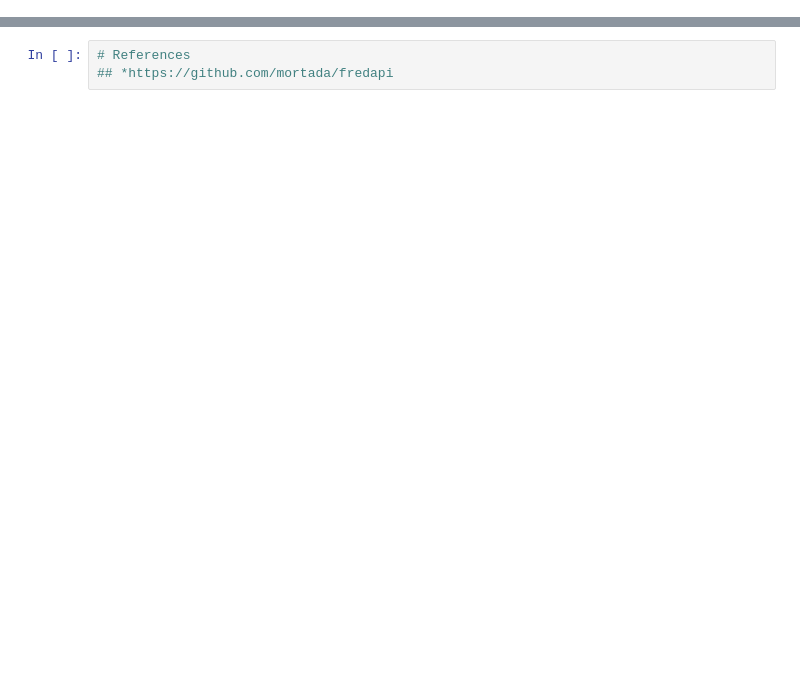
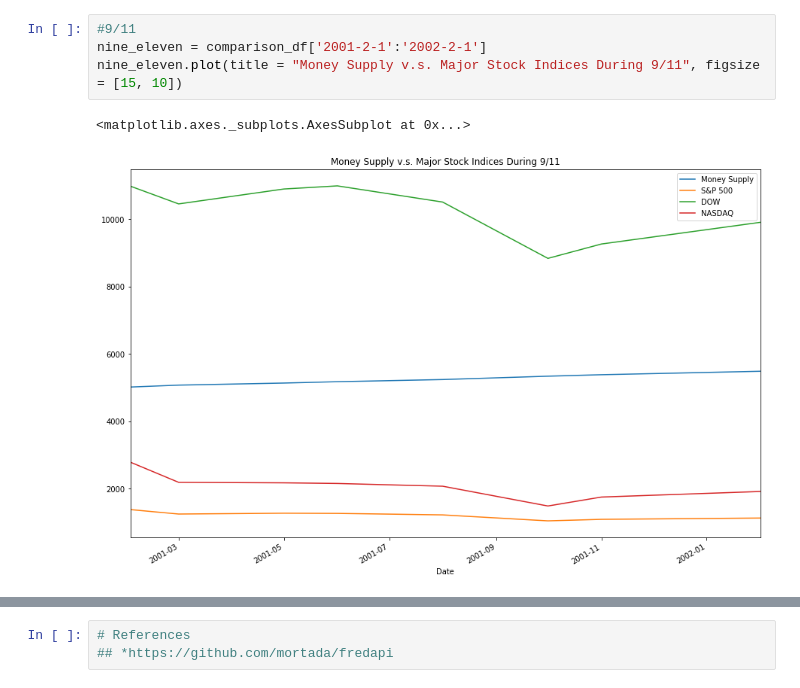
Before and after one commit to schm1263/Fintech_Project_1, a Jupyter notebook: Stock_Index_Comparisons.ipynb, the cells around one changed output, grey strips where cells are left out. Cells and saved outputs as stored; diff of their text form; blank space fills up the shorter version.

```diff
--- a/Stock_Index_Comparisons.ipynb
+++ b/Stock_Index_Comparisons.ipynb
@@ -71,0 +84,7 @@ stock_indices_df
+# %%
+#9/11
+nine_eleven = comparison_df['2001-2-1':'2002-2-1']
+nine_eleven.plot(title = "Money Supply v.s. Major Stock Indices During 9/11", figsize = [15, 10])
+# %% [output]
+<matplotlib.axes._subplots.AxesSubplot at 0x...>
+[figure, added]
```
Also changed, not shown: parts of 13 cells of this notebook, 4 other files.
